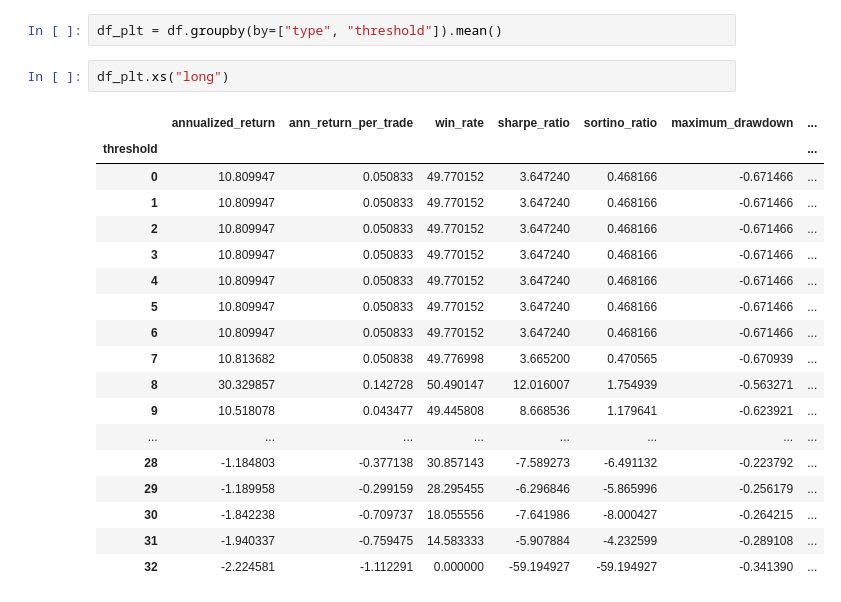
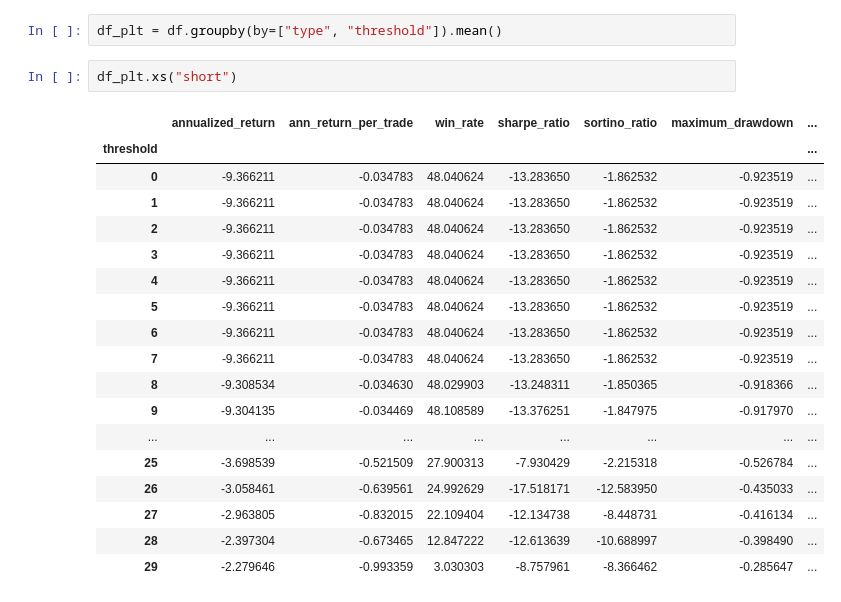
Before and after one commit to TazTornadoo/crypto_billionairs, a Jupyter notebook: Python/setting_different_long_short_thresholds.ipynb, the cells around one changed output. Drawn from its saved outputs; the diff is of its cells as text.

```diff
--- a/Python/setting_different_long_short_thresholds.ipynb
+++ b/Python/setting_different_long_short_thresholds.ipynb
@@ -34,23 +34,23 @@ df = df.drop(["table_name"], axis = 1)
 # %%
 df_plt = df.groupby(by=["type", "threshold"]).mean()
 # %%
-df_plt.xs("long")
+df_plt.xs("short")
 # %% [output]
 |  | annualized_return | ann_return_per_trade | win_rate | sharpe_ratio | sortino_ratio | maximum_drawdown | ... |
 | threshold |  |  |  |  |  |  | ... |
-| 0 | 10.809947 | 0.050833 | 49.770152 | 3.647240 | 0.468166 | -0.671466 | ... |
-| 1 | 10.809947 | 0.050833 | 49.770152 | 3.647240 | 0.468166 | -0.671466 | ... |
-| 2 | 10.809947 | 0.050833 | 49.770152 | 3.647240 | 0.468166 | -0.671466 | ... |
-| 3 | 10.809947 | 0.050833 | 49.770152 | 3.647240 | 0.468166 | -0.671466 | ... |
-| 4 | 10.809947 | 0.050833 | 49.770152 | 3.647240 | 0.468166 | -0.671466 | ... |
-| 5 | 10.809947 | 0.050833 | 49.770152 | 3.647240 | 0.468166 | -0.671466 | ... |
-| 6 | 10.809947 | 0.050833 | 49.770152 | 3.647240 | 0.468166 | -0.671466 | ... |
-| 7 | 10.813682 | 0.050838 | 49.776998 | 3.665200 | 0.470565 | -0.670939 | ... |
-| 8 | 30.329857 | 0.142728 | 50.490147 | 12.016007 | 1.754939 | -0.563271 | ... |
-| 9 | 10.518078 | 0.043477 | 49.445808 | 8.668536 | 1.179641 | -0.623921 | ... |
+| 0 | -9.366211 | -0.034783 | 48.040624 | -13.283650 | -1.862532 | -0.923519 | ... |
+| 1 | -9.366211 | -0.034783 | 48.040624 | -13.283650 | -1.862532 | -0.923519 | ... |
+| 2 | -9.366211 | -0.034783 | 48.040624 | -13.283650 | -1.862532 | -0.923519 | ... |
+| 3 | -9.366211 | -0.034783 | 48.040624 | -13.283650 | -1.862532 | -0.923519 | ... |
+| 4 | -9.366211 | -0.034783 | 48.040624 | -13.283650 | -1.862532 | -0.923519 | ... |
+| 5 | -9.366211 | -0.034783 | 48.040624 | -13.283650 | -1.862532 | -0.923519 | ... |
+| 6 | -9.366211 | -0.034783 | 48.040624 | -13.283650 | -1.862532 | -0.923519 | ... |
+| 7 | -9.366211 | -0.034783 | 48.040624 | -13.283650 | -1.862532 | -0.923519 | ... |
+| 8 | -9.308534 | -0.034630 | 48.029903 | -13.248311 | -1.850365 | -0.918366 | ... |
+| 9 | -9.304135 | -0.034469 | 48.108589 | -13.376251 | -1.847975 | -0.917970 | ... |
 | ... | ... | ... | ... | ... | ... | ... | ... |
-| 28 | -1.184803 | -0.377138 | 30.857143 | -7.589273 | -6.491132 | -0.223792 | ... |
-| 29 | -1.189958 | -0.299159 | 28.295455 | -6.296846 | -5.865996 | -0.256179 | ... |
-| 30 | -1.842238 | -0.709737 | 18.055556 | -7.641986 | -8.000427 | -0.264215 | ... |
-| 31 | -1.940337 | -0.759475 | 14.583333 | -5.907884 | -4.232599 | -0.289108 | ... |
-| 32 | -2.224581 | -1.112291 | 0.000000 | -59.194927 | -59.194927 | -0.341390 | ... |
+| 25 | -3.698539 | -0.521509 | 27.900313 | -7.930429 | -2.215318 | -0.526784 | ... |
+| 26 | -3.058461 | -0.639561 | 24.992629 | -17.518171 | -12.583950 | -0.435033 | ... |
+| 27 | -2.963805 | -0.832015 | 22.109404 | -12.134738 | -8.448731 | -0.416134 | ... |
+| 28 | -2.397304 | -0.673465 | 12.847222 | -12.613639 | -10.688997 | -0.398490 | ... |
+| 29 | -2.279646 | -0.993359 | 3.030303 | -8.757961 | -8.366462 | -0.285647 | ... |
```
Also changed, not shown: parts of 12 cells of this notebook, 3 other files.
